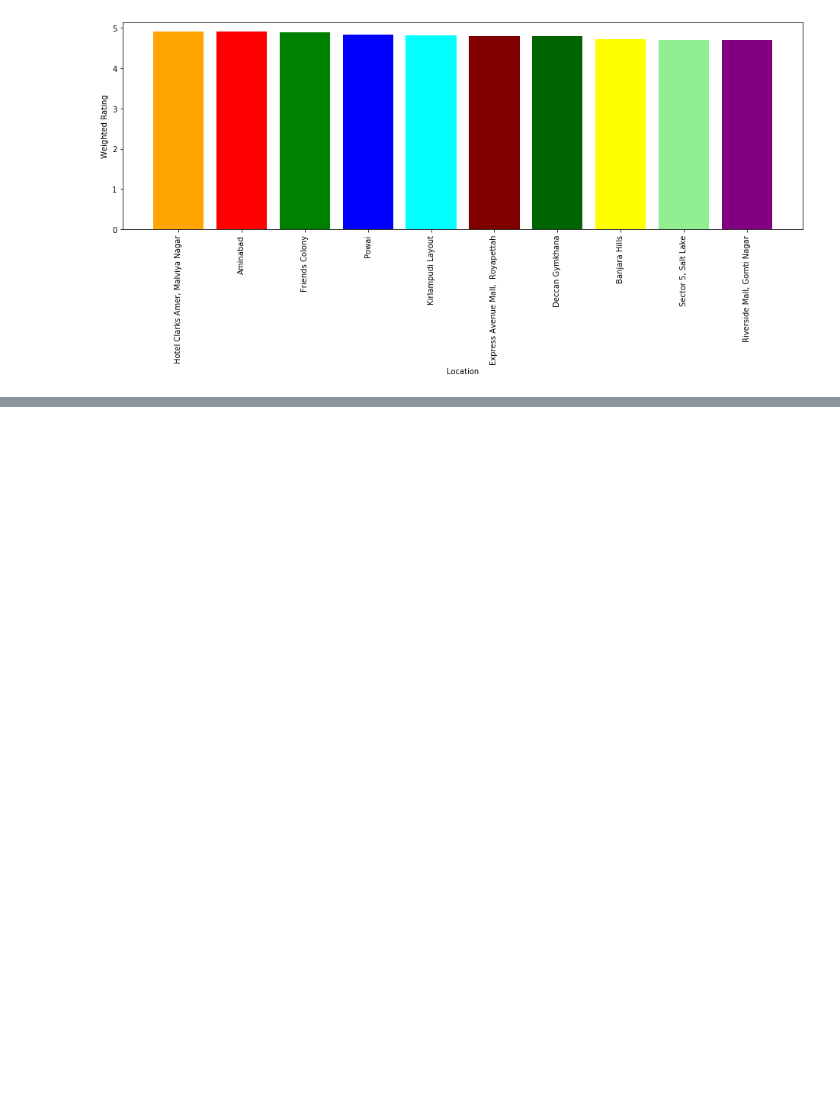
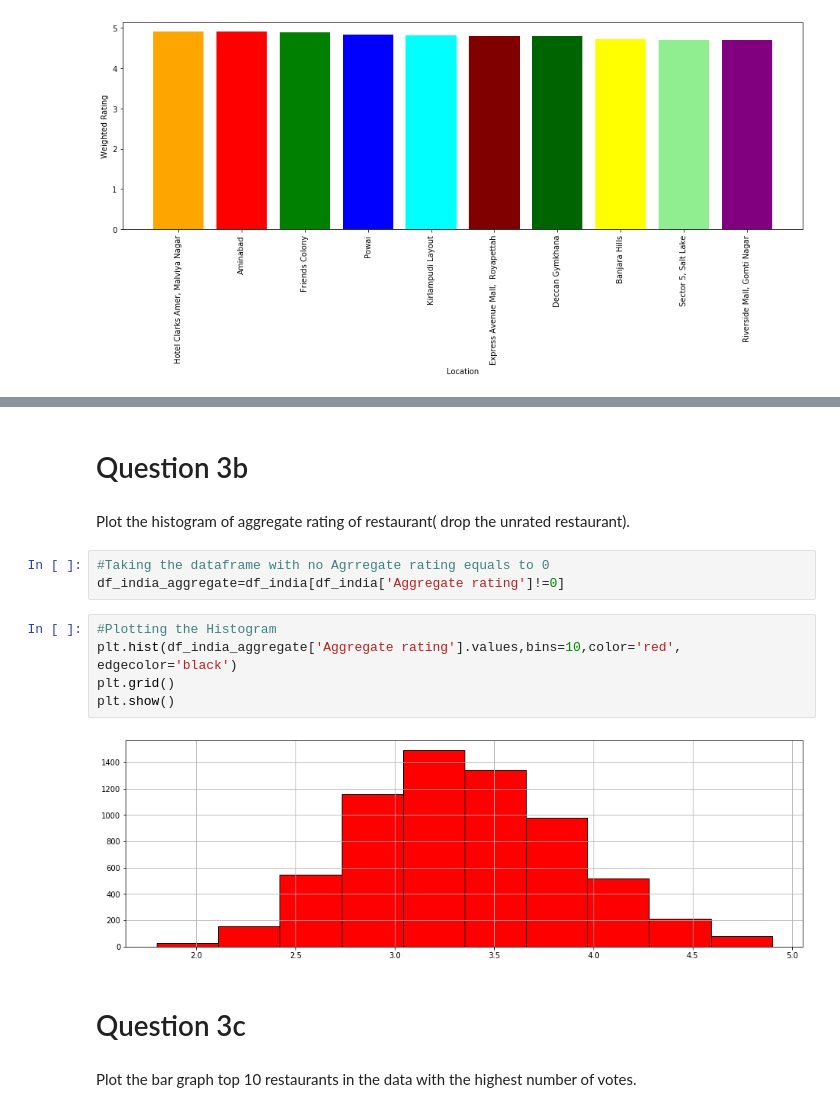
Before and after one commit to abhisngh/Zomato_Dataset_Analyses, a Jupyter notebook: Zomato_analyses.ipynb, the cells around one changed output, grey strips where cells are left out. Drawn from its saved outputs; the diff is of its cells as text; blank space fills up the shorter version.

Commit message:
Question 3

```diff
--- a/Zomato_analyses.ipynb
+++ b/Zomato_analyses.ipynb
@@ -746,0 +862,18 @@ plt.show()
+# %% [markdown]
+# Question 3b
+# %% [markdown]
+Plot the histogram of aggregate rating of restaurant( drop the unrated restaurant).
+# %%
+#Taking the dataframe with no Agrregate rating equals to 0
+df_india_aggregate=df_india[df_india['Aggregate rating']!=0]
+# %%
+#Plotting the Histogram
+plt.hist(df_india_aggregate['Aggregate rating'].values,bins=10,color='red', edgecolor='black')
+plt.grid()
+plt.show()
+# %% [output]
+[figure, added]
+# %% [markdown]
+# Question 3c
+# %% [markdown]
+Plot the bar graph top 10 restaurants in the data with the highest number of votes.
```
Also changed, not shown: parts of 35 cells of this notebook.
